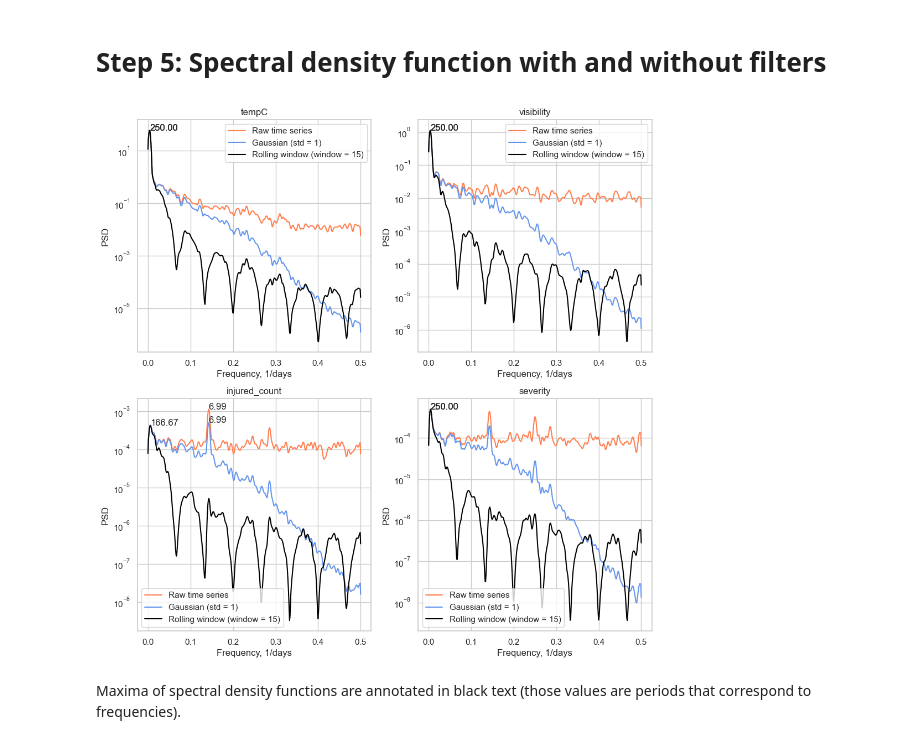
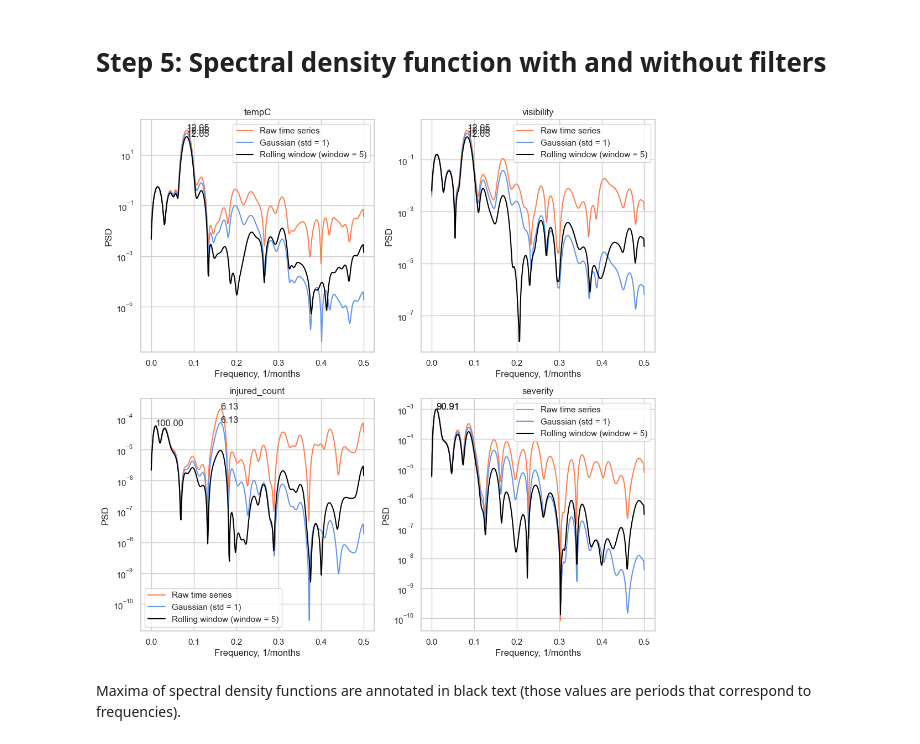
Before and after one commit to Dormant512/itmo-multivar-labs, a Jupyter notebook: Lab 4/Lab4_MMSA.ipynb, the cells around one changed output. Drawn from its saved outputs; the diff is of its cells as text; code cells hidden in the pictures.

```diff
--- a/Lab 4/Lab4_MMSA.ipynb
+++ b/Lab 4/Lab4_MMSA.ipynb
@@ -135,4 +175,5 @@ for num, item in enumerate(ts.columns):
     plt.subplot(2, 2, num+1)
     plt.title(item)
     plt.plot(stattools.acovf(ts[item], fft=False)) # autocovariance without window
+    plt.xticks(list(range(0, 100, 12)))
 # %% [output]
@@ -187,7 +215,7 @@ def crosscorr(datax, datay, lag=0, wrap=False):
 ('injured_count', 'severity')
 # %%
 plt.rcParams["figure.figsize"] = (12, 16)
-max_lag = 600
+max_lag = 36
 
 for num, pair in enumerate(pairs):
     plt.subplot(3, 2, num+1)
@@ -200,11 +228,11 @@ for num, pair in enumerate(pairs):
     plt.plot(rs)
     plt.axvline(np.ceil(len(rs)/2), color='k', linestyle='--', label='Center')
     plt.axvline(np.argmax(rs), color='r', linestyle='--', label='Peak synchrony')
-    plt.title(f"{pair[0]} against {pair[1]}: {offset} days")
+    plt.title(f"{pair[0]} against {pair[1]}: {offset} months")
     plt.xlabel('Offset')
     plt.ylabel('Pearson r')
-    plt.xticks(list(range(0, 1401, 200)), labels=[i-max_lag for i in list(range(0, 1401, 200))])
-    plt.xlim(right=(max_lag*2+60))
+    plt.xticks(list(range(0, 73, 12)), labels=[i-max_lag for i in list(range(0, 73, 12))])
+    plt.xlim(right=(max_lag*2+4))
     plt.legend()
 
 plt.rcParams["figure.figsize"] = (12, 8)
@@ -223,7 +251,7 @@ Such cross-correlations make the case where all predictors are at least somehow
 # %% [markdown]
 Rolling window smoothing and gaussian filter are used.
 # %%
-window_size = 15
+window_size = 5
 std = 1
 ts_roll = ts.rolling(window=window_size, center=True).mean()
 ts_gauss = ts.rolling(window=window_size, win_type='gaussian', center=True).mean(std=std)
@@ -259,8 +287,8 @@ ts_gauss.head(10)
 # %%
 for num, item in enumerate(ts.columns):
-    ts1 = ts[8:365+9]
-    ts2 = ts_roll[8:365+9]
-    ts3 = ts_gauss[8:365+9]
+    ts1 = ts[3:-3]
+    ts2 = ts_roll[3:-3]
+    ts3 = ts_gauss[3:-3]
     plt.subplot(2, 2, num+1)
     plt.title(item)
     plt.plot(ts1[item], label="Raw time series", \
@@ -280,9 +308,9 @@ blackman = signal.blackman(M=window_size)
 plt.rcParams["figure.figsize"] = (12, 12)
 
 for num, item in enumerate(ts.columns):
-    ts1 = ts[8:-8]
-    ts2 = ts_roll[8:-8]
-    ts3 = ts_gauss[8:-8]
+    ts1 = ts[3:-3]
+    ts2 = ts_roll[3:-3]
+    ts3 = ts_gauss[3:-3]
     f_raw, Pxx_raw = signal.welch(ts1[item], fs=1, scaling='spectrum', nfft=1000)
     f_roll, Pxx_roll = signal.welch(ts2[item], fs=1, scaling='spectrum', nfft=1000)
     f_gauss, Pxx_gauss = signal.welch(ts3[item], fs=1, scaling='spectrum', nfft=1000)
@@ -291,35 +319,35 @@ for num, item in enumerate(ts.columns):
     max_roll = np.where(Pxx_roll == max(Pxx_roll))
     max_gauss = np.where(Pxx_gauss == max(Pxx_gauss))
 
     xy_raw = (f_raw[max_raw], Pxx_raw[max_raw])
     xy_roll = (f_roll[max_roll], Pxx_roll[max_roll])
     xy_gauss = (f_gauss[max_gauss], Pxx_gauss[max_gauss])
 
     plt.subplot(2, 2, num+1)
     plt.title(item)
 
     plt.semilogy(f_raw, Pxx_raw, \
              label="Raw time series", \
              color="coral")
     plt.annotate(f'{1/float(xy_raw[0]):.2f}', xy=xy_raw)
 
     plt.semilogy(f_gauss, Pxx_gauss, \
              label=f"Gaussian (std = {std})", \
              color="cornflowerblue")
     plt.annotate(f'{1/float(xy_gauss[0]):.2f}', xy=xy_gauss)
 
     plt.semilogy(f_roll, Pxx_roll, \
              label=f"Rolling window (window = {window_size})", \
              color="black")
     plt.annotate(f'{1/float(xy_roll[0]):.2f}', xy=xy_roll)
 
-    plt.xlabel("Frequency, 1/days")
+    plt.xlabel("Frequency, 1/months")
     plt.ylabel("PSD")
     plt.legend()
 
 plt.rcParams["figure.figsize"] = (12, 8)
 # %% [output]
-[figure, old version]
+[figure, new version]
 # %% [markdown]
 Maxima of spectral density functions are annotated in black text (those values are periods that correspond to frequencies).
 # %% [markdown]
```
Also changed, not shown: parts of 40 cells of this notebook.
